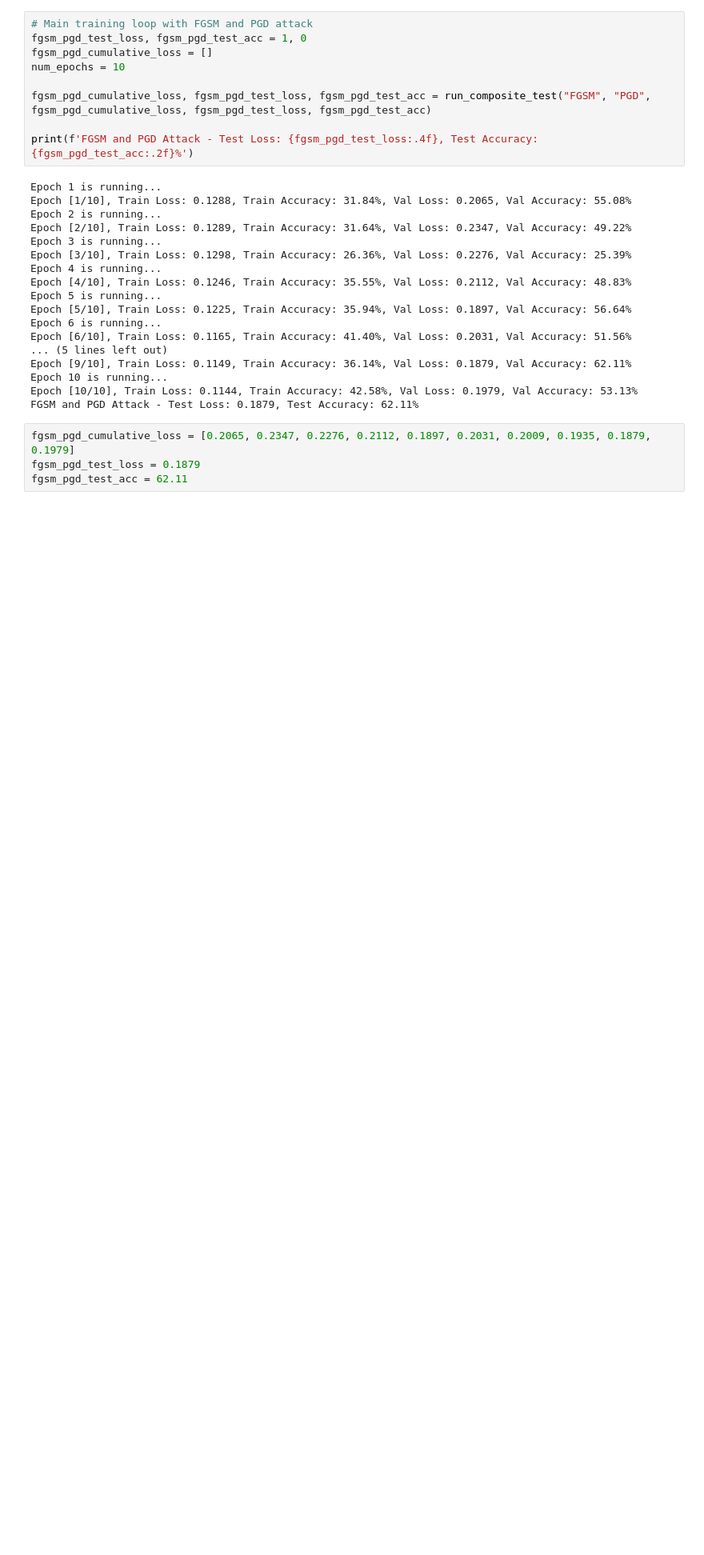
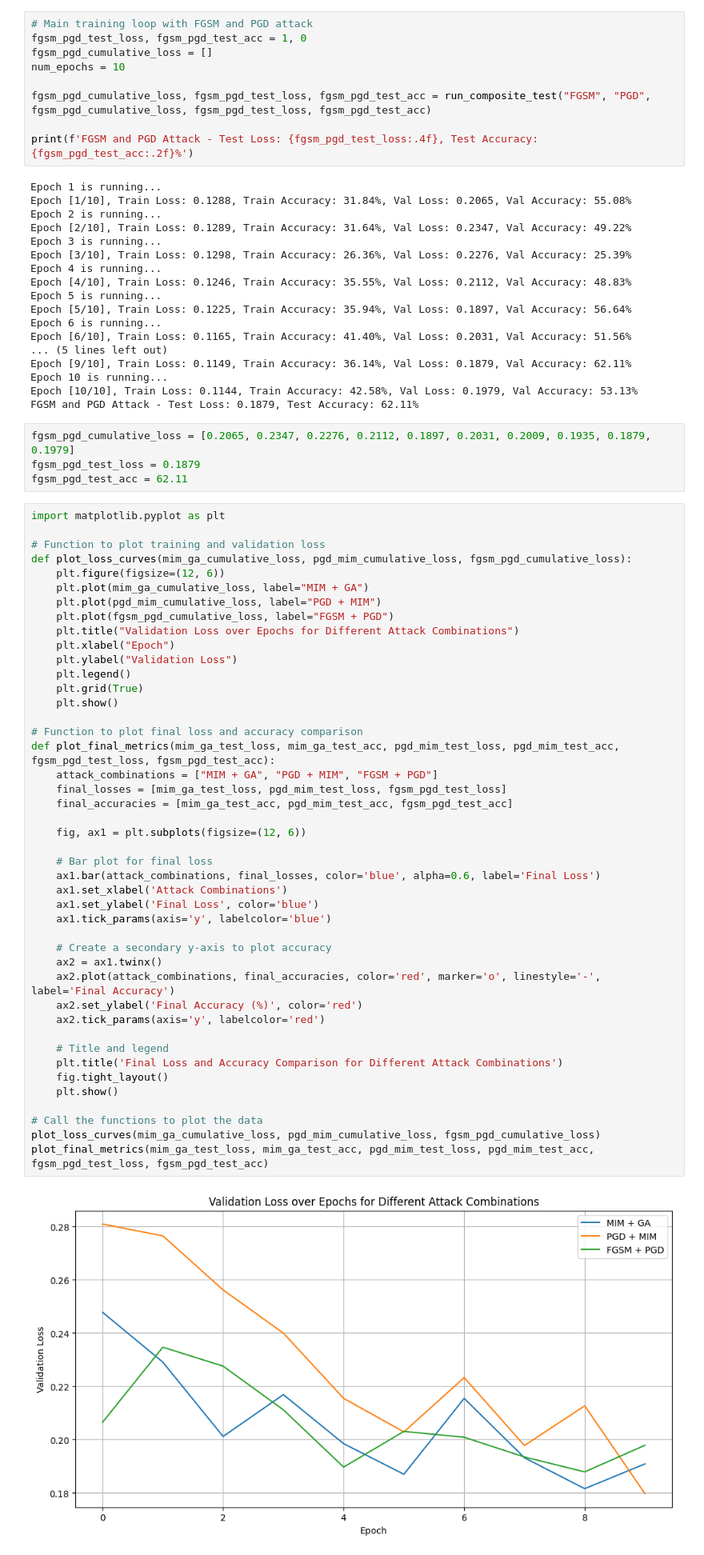
Before and after one commit to saifaldin14/AdversarialAttack3DCNN, a Jupyter notebook: 3DProject.ipynb, the cells around one changed output. Shown: that part at 80% size. Saved outputs shown, nothing was run; the diff lists cells and outputs as text; blank space fills up the shorter version.

```diff
--- a/3DProject.ipynb
+++ b/3DProject.ipynb
@@ -1338,3 +1338,49 @@ FGSM and PGD Attack - Test Loss: 0.1879, Test Accuracy: 62.11%
 fgsm_pgd_cumulative_loss = [0.2065, 0.2347, 0.2276, 0.2112, 0.1897, 0.2031, 0.2009, 0.1935, 0.1879, 0.1979]
 fgsm_pgd_test_loss = 0.1879
 fgsm_pgd_test_acc = 62.11
+# %%
+import matplotlib.pyplot as plt
+
+# Function to plot training and validation loss
+def plot_loss_curves(mim_ga_cumulative_loss, pgd_mim_cumulative_loss, fgsm_pgd_cumulative_loss):
+    plt.figure(figsize=(12, 6))
+    plt.plot(mim_ga_cumulative_loss, label="MIM + GA")
+    plt.plot(pgd_mim_cumulative_loss, label="PGD + MIM")
+    plt.plot(fgsm_pgd_cumulative_loss, label="FGSM + PGD")
+    plt.title("Validation Loss over Epochs for Different Attack Combinations")
+    plt.xlabel("Epoch")
+    plt.ylabel("Validation Loss")
+    plt.legend()
+    plt.grid(True)
+    plt.show()
+
+# Function to plot final loss and accuracy comparison
+def plot_final_metrics(mim_ga_test_loss, mim_ga_test_acc, pgd_mim_test_loss, pgd_mim_test_acc, fgsm_pgd_test_loss, fgsm_pgd_test_acc):
+    attack_combinations = ["MIM + GA", "PGD + MIM", "FGSM + PGD"]
+    final_losses = [mim_ga_test_loss, pgd_mim_test_loss, fgsm_pgd_test_loss]
+    final_accuracies = [mim_ga_test_acc, pgd_mim_test_acc, fgsm_pgd_test_acc]
+
+    fig, ax1 = plt.subplots(figsize=(12, 6))
+
+    # Bar plot for final loss
+    ax1.bar(attack_combinations, final_losses, color='blue', alpha=0.6, label='Final Loss')
+    ax1.set_xlabel('Attack Combinations')
+    ax1.set_ylabel('Final Loss', color='blue')
+    ax1.tick_params(axis='y', labelcolor='blue')
+
+    # Create a secondary y-axis to plot accuracy
+    ax2 = ax1.twinx()
+    ax2.plot(attack_combinations, final_accuracies, color='red', marker='o', linestyle='-', label='Final Accuracy')
+    ax2.set_ylabel('Final Accuracy (%)', color='red')
+    ax2.tick_params(axis='y', labelcolor='red')
+
+    # Title and legend
+    plt.title('Final Loss and Accuracy Comparison for Different Attack Combinations')
+    fig.tight_layout()
+    plt.show()
+
+# Call the functions to plot the data
+plot_loss_curves(mim_ga_cumulative_loss, pgd_mim_cumulative_loss, fgsm_pgd_cumulative_loss)
+plot_final_metrics(mim_ga_test_loss, mim_ga_test_acc, pgd_mim_test_loss, pgd_mim_test_acc, fgsm_pgd_test_loss, fgsm_pgd_test_acc)
+# %% [output]
+[figure, added]
```
Also changed, not shown: parts of 1 cell of this notebook.
